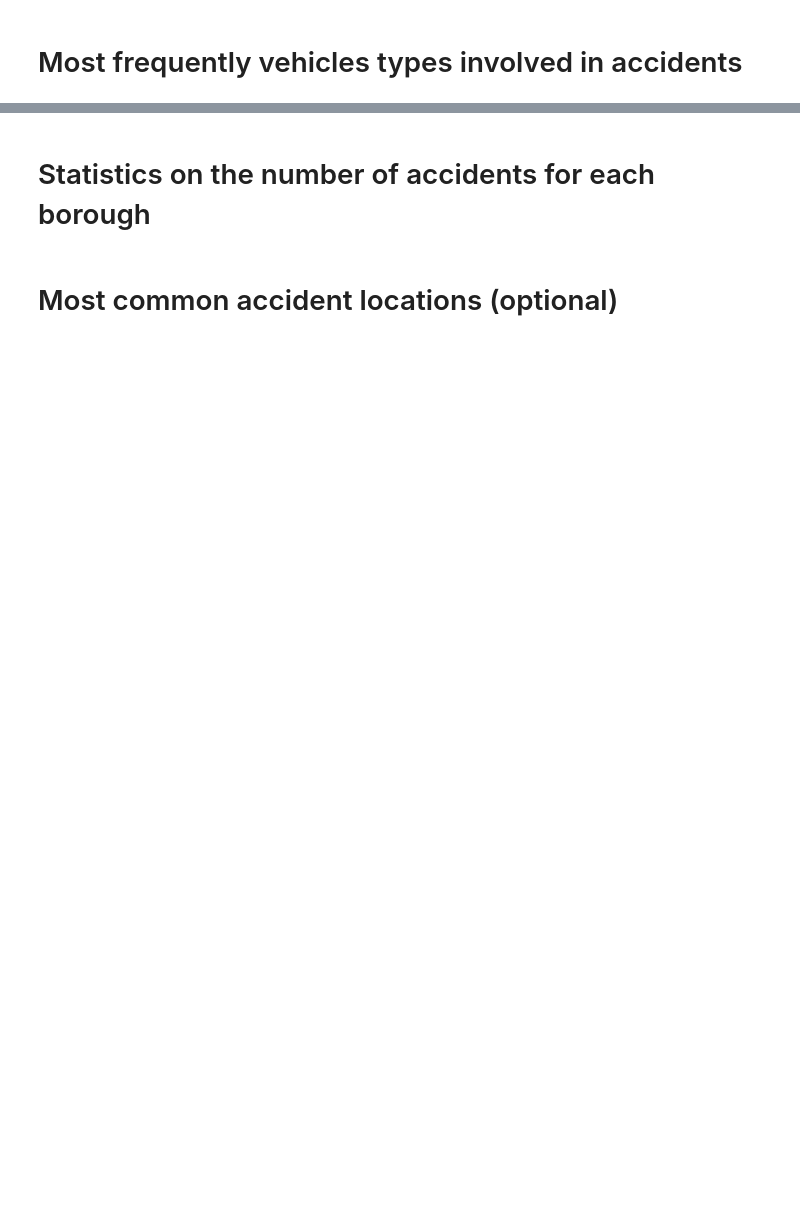
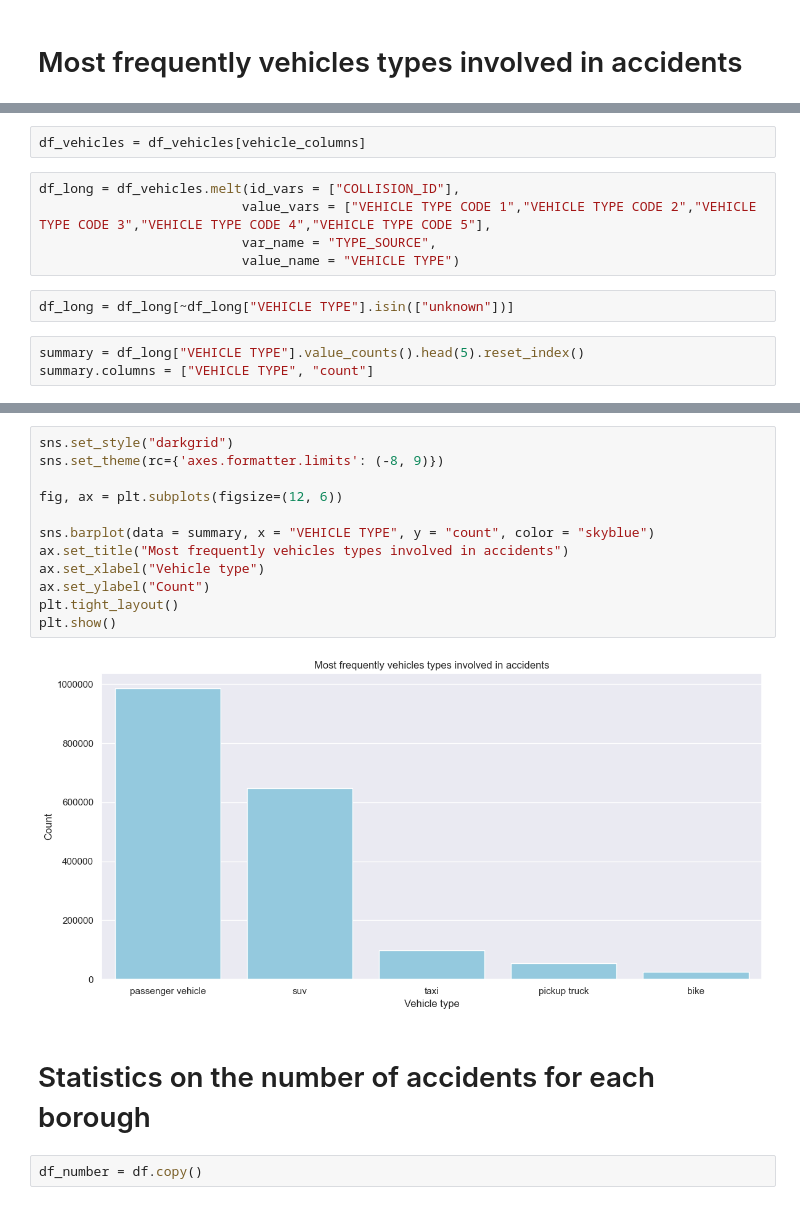
Before and after one commit to IgorGarlej/nyc-traffic-accident-analysis, a Jupyter notebook: notebooks/02.Analysis.ipynb, the cells around one changed output, grey strips where cells are left out. Saved outputs shown, nothing was run; the diff lists cells and outputs as text; blank space fills up the shorter version.

```diff
--- a/notebooks/02.Analysis.ipynb
+++ b/notebooks/02.Analysis.ipynb
@@ -245,0 +256,12 @@ plt.show()
+# %%
+df_vehicles = df_vehicles[vehicle_columns]
+# %%
+df_long = df_vehicles.melt(id_vars = ["COLLISION_ID"],
+                          value_vars = ["VEHICLE TYPE CODE 1","VEHICLE TYPE CODE 2","VEHICLE TYPE CODE 3","VEHICLE TYPE CODE 4","VEHICLE TYPE CODE 5"],
+                          var_name = "TYPE_SOURCE",
+                          value_name = "VEHICLE TYPE")
+# %%
+df_long = df_long[~df_long["VEHICLE TYPE"].isin(["unknown"])]
+# %%
+summary = df_long["VEHICLE TYPE"].value_counts().head(5).reset_index()
+summary.columns = ["VEHICLE TYPE", "count"]
@@ -246,4 +277,18 @@ plt.show()
+# %%
+sns.set_style("darkgrid")
+sns.set_theme(rc={'axes.formatter.limits': (-8, 9)})
+
+fig, ax = plt.subplots(figsize=(12, 6))
+
+sns.barplot(data = summary, x = "VEHICLE TYPE", y = "count", color = "skyblue")
+ax.set_title("Most frequently vehicles types involved in accidents")
+ax.set_xlabel("Vehicle type")
+ax.set_ylabel("Count")
+plt.tight_layout()
+plt.show()
+# %% [output]
+[figure, added]
 # %% [markdown]
 # Statistics on the number of accidents for each borough
-# %% [markdown]
-# Most common accident locations (optional)
+# %%
+df_number = df.copy()
```
Also changed, not shown: parts of 17 cells of this notebook.
